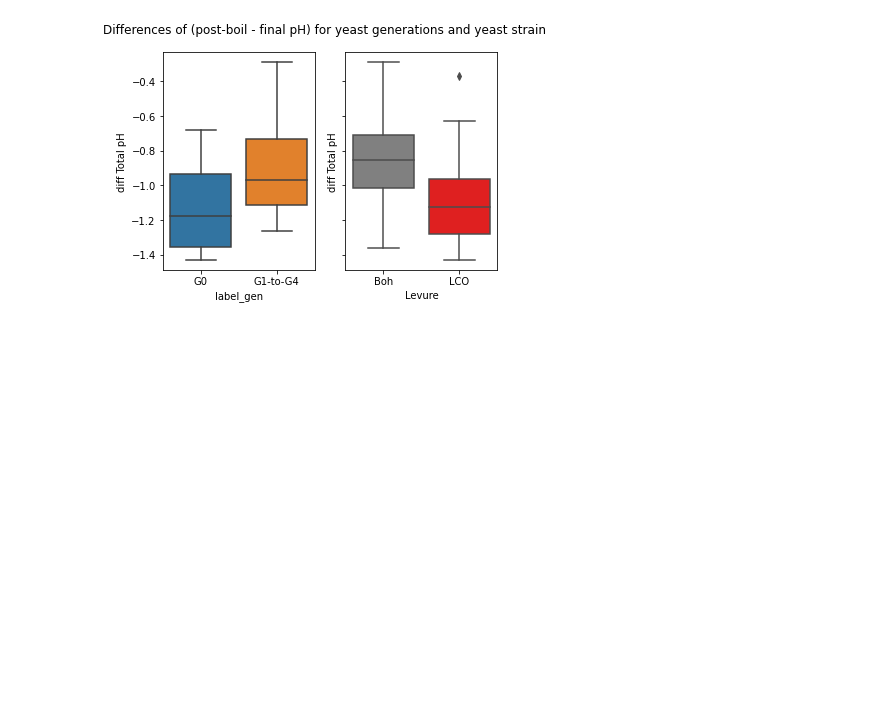
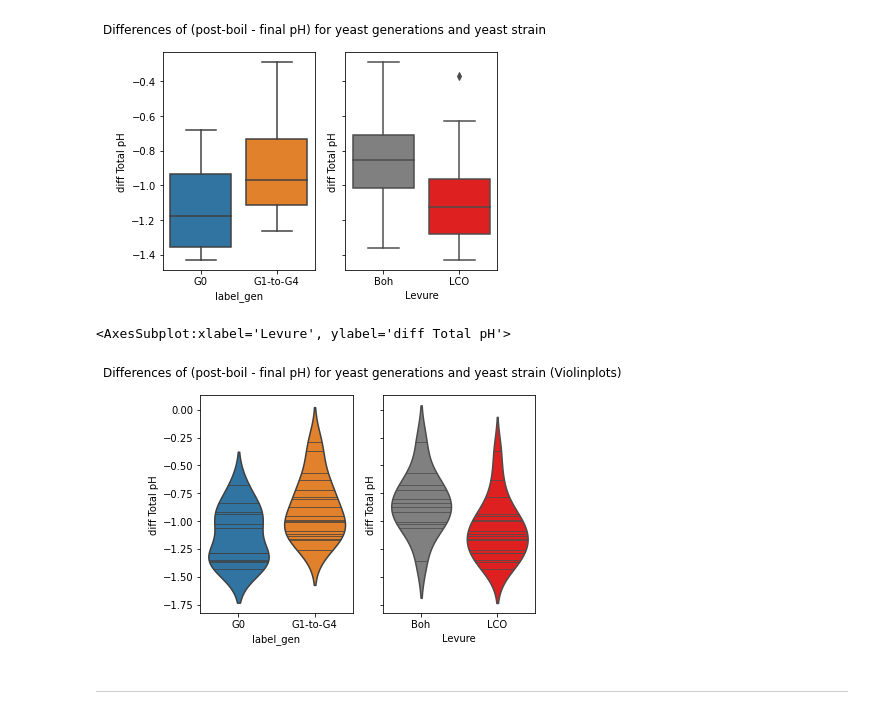
Before and after one commit to simlal/lager_ph_var, a Jupyter notebook: lager-ph-variation.ipynb, the cells around one changed output. Saved outputs shown, nothing was run; the diff lists cells and outputs as text; code cells hidden in the pictures; blank space fills up the shorter version.

```diff
--- a/lager-ph-variation.ipynb
+++ b/lager-ph-variation.ipynb
@@ -379,3 +389,14 @@ pvalue for (post-boil - final pH) with G0 vs. G1-to-G4 is p=0.032510793554782626
 pvalue for (post-boil - final pH) with Boh vs. LCO yeast is p=0.023507306342240308
 <AxesSubplot:xlabel='Levure', ylabel='diff Total pH'>
 [figure]
+# %%
+# Violinplots G0 vs G1-to-G4 + Boh vs LCO
+fig, axes = plt.subplots(1,2, sharey=True)
+fig.suptitle('Differences of (post-boil - final pH) for yeast generations and yeast strain (Violinplots)')
+sns.violinplot(data=pb_pf_naless,x="label_gen",y='diff Total pH', ax=axes[0],inner="stick")
+sns.violinplot(data=pb_pf_naless,x="Levure",y='diff Total pH',ax=axes[1], palette={"Boh" : "grey","LCO" : "red"}, inner="stick")
+# %% [output]
+<AxesSubplot:xlabel='Levure', ylabel='diff Total pH'>
+[figure, added]
+# %% [markdown]
+---
```
Also changed, not shown: parts of 3 cells of this notebook.
